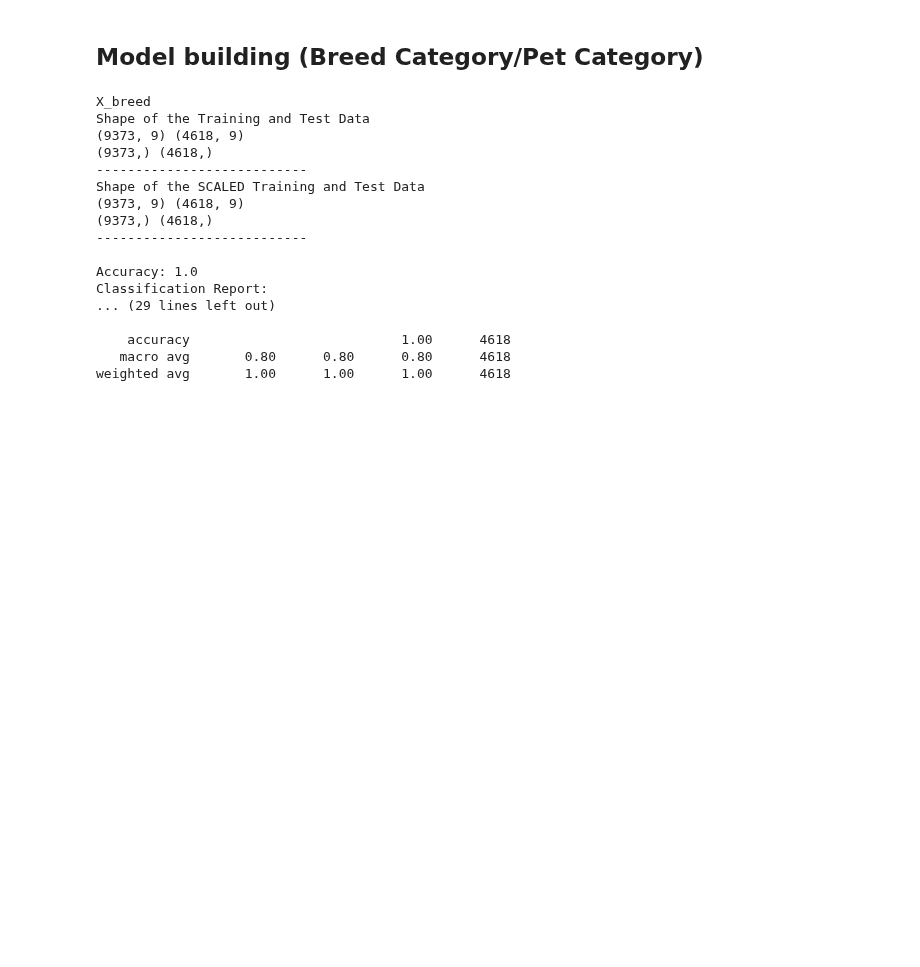
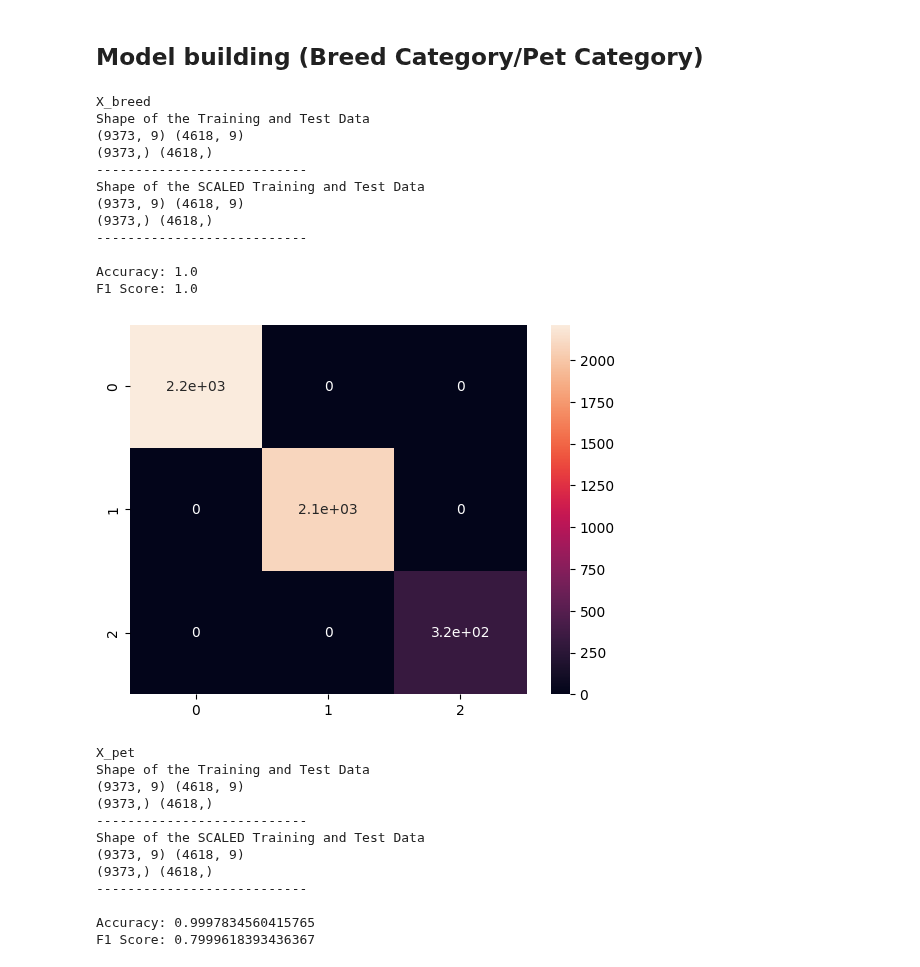
Before and after one commit to anidec25/Linear-Regression, a Jupyter notebook: Business Case Study/Classification_DBS.ipynb, the cells around one changed output. Cells and saved outputs as stored; diff of their text form; code cells hidden in the pictures; blank space fills up the shorter version.

```diff
--- a/Business Case Study/Classification_DBS.ipynb
+++ b/Business Case Study/Classification_DBS.ipynb
@@ -331,8 +331,8 @@ def data_transformation():
     for items in traget_encoding_cols:
 
         # Initialize the TargetEncoder for pet_sale_id
-        encoder_breed = ce.TargetEncoder(cols=[items])
-        encoder_pet = ce.TargetEncoder(cols=[items])
+        encoder_breed = TargetEncoder(cols=[items])
+        encoder_pet = TargetEncoder(cols=[items])
 
         # Fit the encoder on the data (pet_sale_id) and target (breed_category)
         encoder_breed.fit(train_breed_category[items], train_breed_category['breed_category'])
@@ -418,38 +436,52 @@ def model_building(X,y):
 
         # Model
         # Initialize and train the Random Forest classifier
         clf = RandomForestClassifier(n_estimators=100, random_state=42)
         clf.fit(X_train_scaled, y_train)
 
         # Make predictions on the test data
         y_pred = clf.predict(X_test_scaled)
 
         # Calculate accuracy
         accuracy = accuracy_score(y_test, y_pred)
         print("Accuracy:", accuracy)
 
+        # Calculate f1_score
+        f1 = f1_score(y_test,y_pred, average='macro')
+        print(f'F1 Score: {f1}')
+
         # Print classification report
+        report = confusion_matrix(y_test, y_pred,)
+        sns.heatmap(report,annot=True)
+        plt.show()
 
-        report = classification_report(y_test, y_pred)
-        print("Classification Report:\n", report)
+        print('\n')
 
 
 model_building(X,y)
 # %% [output]
 X_breed
 Shape of the Training and Test Data
 (9373, 9) (4618, 9)
 (9373,) (4618,)
 ---------------------------
 Shape of the SCALED Training and Test Data
 (9373, 9) (4618, 9)
 (9373,) (4618,)
 ---------------------------
 
 Accuracy: 1.0
-Classification Report:
-... (29 lines left out)
-
-    accuracy                           1.00      4618
-   macro avg       0.80      0.80      0.80      4618
-weighted avg       1.00      1.00      1.00      4618
+F1 Score: 1.0
+[figure, added]
+X_pet
+Shape of the Training and Test Data
+(9373, 9) (4618, 9)
+(9373,) (4618,)
+---------------------------
+Shape of the SCALED Training and Test Data
+(9373, 9) (4618, 9)
+(9373,) (4618,)
+---------------------------
+
+Accuracy: 0.9997834560415765
+F1 Score: 0.7999618393436367
```
Also changed, not shown: parts of 31 cells of this notebook.
